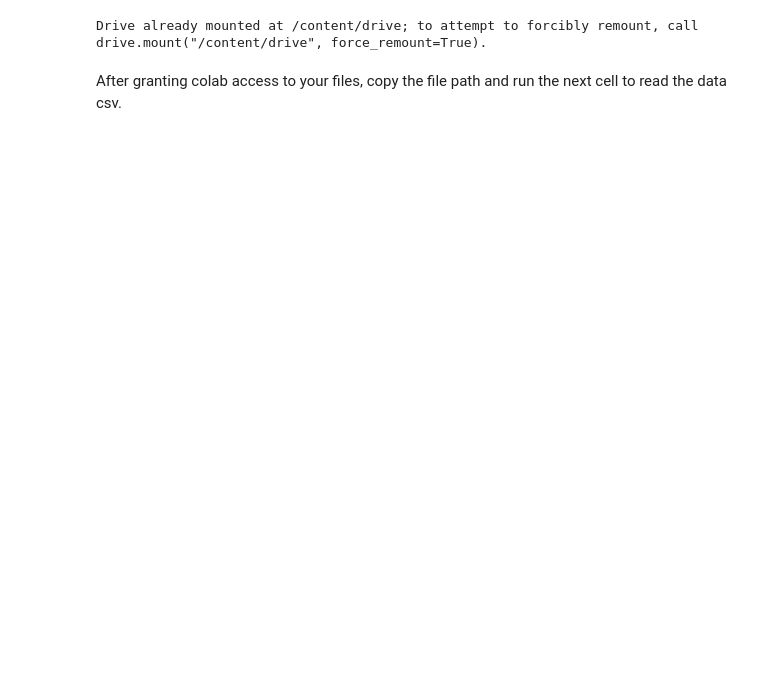
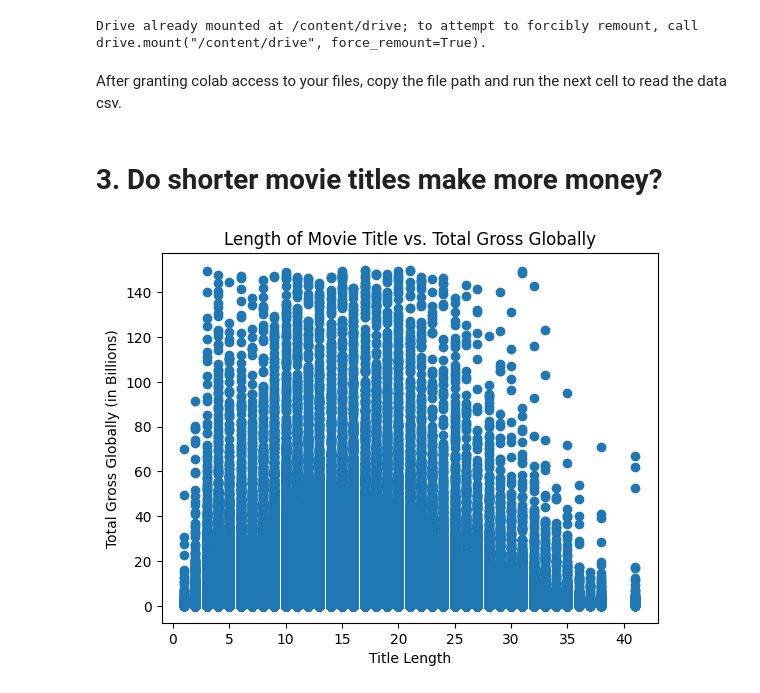
Before and after one commit to hasana1atwit/Movie-Analysis, a Jupyter notebook: Movie_Analysis.ipynb, the cells around one changed output. Drawn from its saved outputs; the diff is of its cells as text; code cells hidden in the pictures; blank space fills up the shorter version.

```diff
--- a/Movie_Analysis.ipynb
+++ b/Movie_Analysis.ipynb
@@ -13,3 +14,19 @@ After granting colab access to your files, copy the file path and run the next c
 import pandas as pd
 file_path = '/content/drive/MyDrive/movies_dataset.csv' # Paste your path here using the Files tab on the left hand side
 movies = pd.read_csv(file_path)
+# %% [markdown]
+# 3. Do shorter movie titles make more money?
+# %%
+import matplotlib.pyplot as plt
+
+#create a new column for the lengths of the movie titles
+movies['Title_len'] = movies['Title'].str.len()
+# %%
+#scatter plot title length vs. total gross
+plt.scatter(movies['Title_len'], movies['Global_BoxOfficeUSD'] / 10000000)
+plt.title('Length of Movie Title vs. Total Gross Globally')
+plt.xlabel('Title Length')
+plt.ylabel('Total Gross Globally (in Billions)')
+plt.show()
+# %% [output]
+[figure, added]
```
Also changed, not shown: parts of 2 cells of this notebook.
